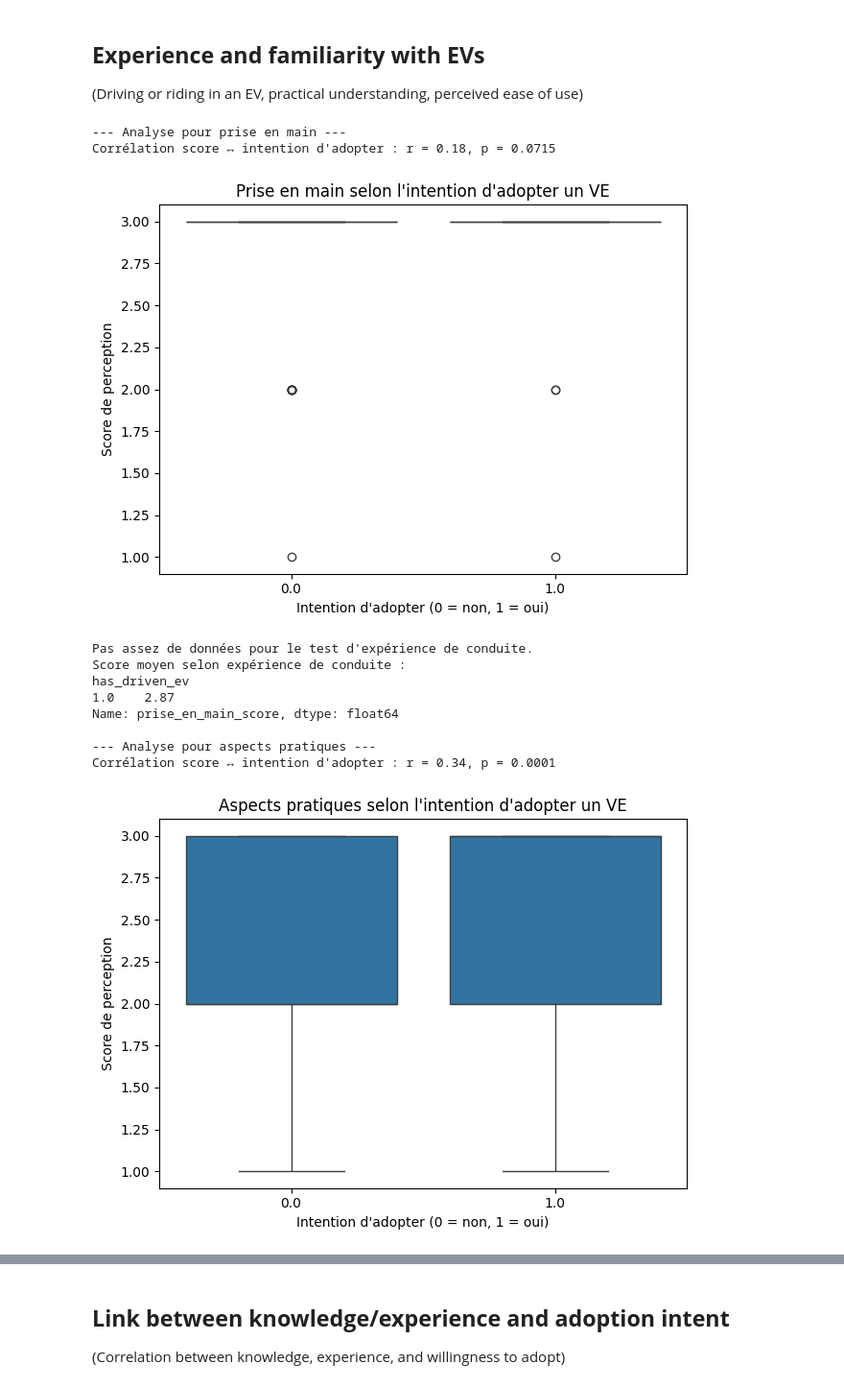
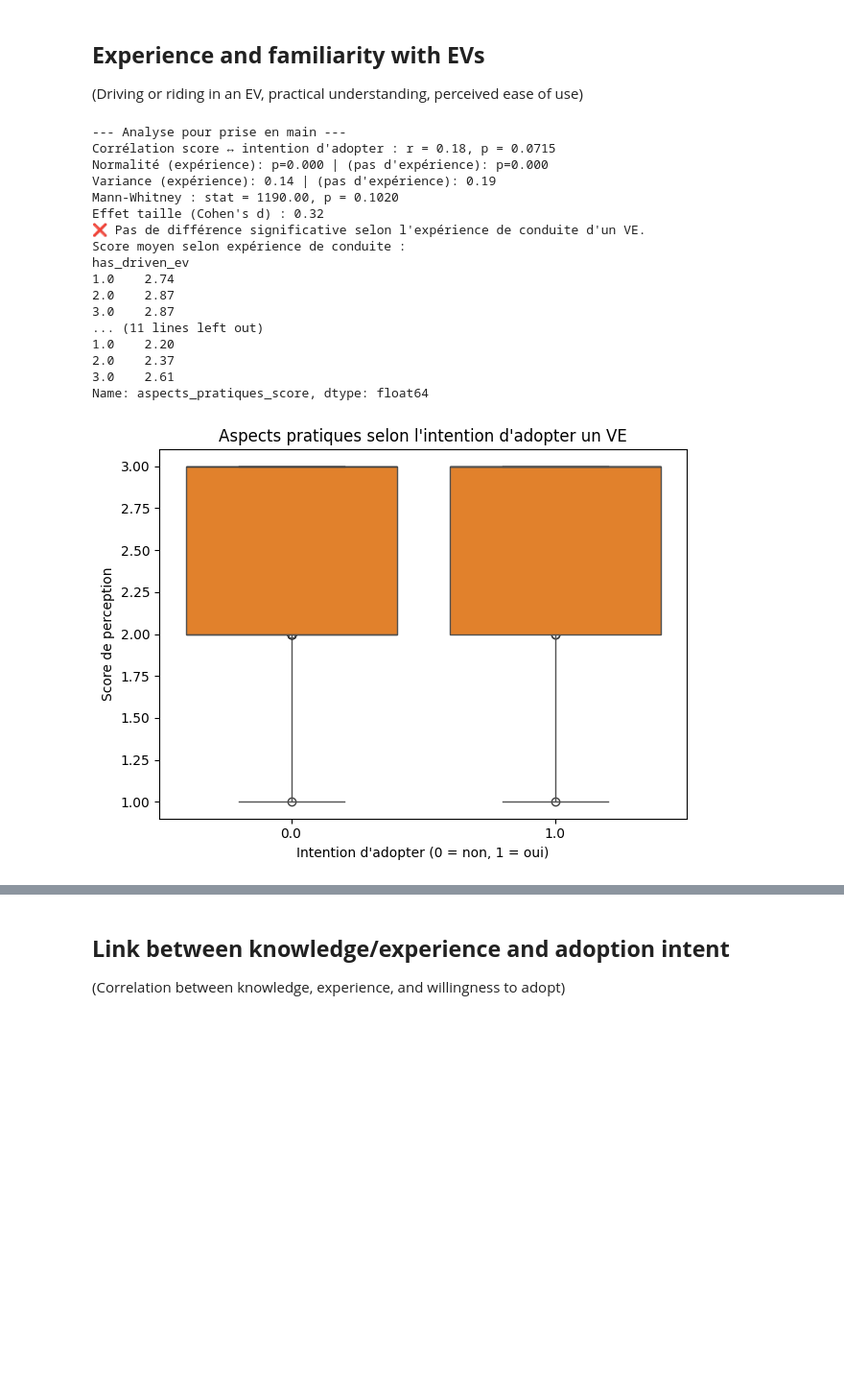
Before and after one commit to Man-G0/EvThesis, a Jupyter notebook: Consumer Knowledge Factors Analysis.ipynb, the cells around one changed output, grey strips where cells are left out. Shown: that part at 96% size. Cells and saved outputs as stored; diff of their text form; code cells hidden in the pictures; blank space fills up the shorter version.

```diff
--- a/Consumer Knowledge Factors Analysis.ipynb
+++ b/Consumer Knowledge Factors Analysis.ipynb
@@ -61,16 +60,16 @@ def get_labels_and_title(cols):
     title = extract_before_newline_parentheses(cols[0])
     return labels, title
 # %%
-df = pd.read_csv(r'c:\Users\Mango\Downloads\FinalEvAdoptionInFranceResults.csv')
-for col in df.columns:
-    values = df[col].dropna().astype(str)
-    split_vals = []
-    for val in values:
-        split_vals.extend([v.strip() for v in val.split(',') if v.strip()])
-    unique_vals = pd.unique(split_vals)
-    if len(unique_vals) <= 20:
-        print(f"Colonne: {col}\nRéponses possibles ({len(unique_vals)}): {unique_vals[:20]}")
-        if len(unique_vals) > 20:
-            print("... (troncature à 20 valeurs)")
-        print("-" * 60)
-print(list(df.columns))
+df = pd.read_csv(r'FinalEvAdoptionInFranceResults.csv')
+# for col in df.columns:
+#     values = df[col].dropna().astype(str)
+#     split_vals = []
+#     for val in values:
+#         split_vals.extend([v.strip() for v in val.split(',') if v.strip()])
+#     unique_vals = pd.unique(split_vals)
+#     if len(unique_vals) <= 20:
+#         print(f"Colonne: {col}\nRéponses possibles ({len(unique_vals)}): {unique_vals[:20]}")
+#         if len(unique_vals) > 20:
+#             print("... (troncature à 20 valeurs)")
+#         print("-" * 60)
+# print(list(df.columns))
@@ -220,6 +369,8 @@ Name: count, dtype: int64
 ## **Experience and familiarity with EVs**
   (Driving or riding in an EV, practical understanding, perceived ease of use)
 # %%
+
+from scipy.stats import shapiro, ttest_ind, mannwhitneyu
 
 # 1. Colonnes de perception (Likert)
 info_cols = {
@@ -237,9 +388,9 @@ intention_map = {
 # 3. Expérience de conduite
 drive_exp_col = "Avez-vous déjà eu l’occasion de conduire ou de monter dans un véhicule électrique ?"
 drive_exp_map = {
-    "Oui, j’ai conduit": 1,
-    "Oui, j’étais passager": 1,
-    "Non": 0
+    "Oui, j’ai conduit": 3,
+    "Oui, j’étais passager": 2,
+    "Non, jamais": 1
 }
 
 # 4. Recodage des Likert
@@ -272,48 +423,54 @@ for key in info_cols:
     plt.xlabel("Intention d'adopter (0 = non, 1 = oui)")
     plt.ylabel("Score de perception")
     plt.tight_layout()
-    plt.show()
+    group1 = df[(df['has_driven_ev'] == 2) | (df['has_driven_ev'] == 3)][score_col].dropna()
     # Test de normalité
-    group1 = df[df['has_driven_ev'] == 1][score_col].dropna()
-    group0 = df[df['has_driven_ev'] == 0][score_col].dropna()
+    group1 = df[(df['has_driven_ev'] == 2) | (df['has_driven_ev'] == 3)][score_col].dropna()
+    group0 = df[df['has_driven_ev'] == 1][score_col].dropna()
     if len(group1) > 2 and len(group0) > 2:
         stat1, p1 = shapiro(group1)
         stat0, p0 = shapiro(group0)
         print(f"Normalité (expérience): p={p1:.3f} | (pas d'expérience): p={p0:.3f}")
         # Test de variance
         var1, var0 = np.var(group1), np.var(group0)
         print(f"Variance (expérience): {var1:.2f} | (pas d'expérience): {var0:.2f}")
         # Test de Student ou Mann-Whitney selon normalité
         if p1 > 0.05 and p0 > 0.05:
             t, p = ttest_ind(group1, group0, equal_var=False)
             test_used = "t-test"
         else:
             t, p = mannwhitneyu(group1, group0, alternative='two-sided')
             test_used = "Mann-Whitney"
         print(f"{test_used} : stat = {t:.2f}, p = {p:.4f}")
         # Effet taille (Cohen's d)
         d = (group1.mean() - group0.mean()) / np.sqrt((var1 + var0) / 2)
         print(f"Effet taille (Cohen's d) : {d:.2f}")
         # Interprétation automatique
         if p < 0.05:
             print("✅ Différence significative selon l'expérience de conduite d'un VE.")
         else:
             print("❌ Pas de différence significative selon l'expérience de conduite d'un VE.")
     else:
         print("Pas assez de données pour le test d'expérience de conduite.")
     # Moyennes
     print("Score moyen selon expérience de conduite :")
     print(df.groupby('has_driven_ev')[score_col].mean().round(2))
 # %% [output]
 --- Analyse pour prise en main ---
 Corrélation score ↔ intention d'adopter : r = 0.18, p = 0.0715
+Normalité (expérience): p=0.000 | (pas d'expérience): p=0.000
+Variance (expérience): 0.14 | (pas d'expérience): 0.19
+Mann-Whitney : stat = 1190.00, p = 0.1020
+Effet taille (Cohen's d) : 0.32
+❌ Pas de différence significative selon l'expérience de conduite d'un VE.
+Score moyen selon expérience de conduite :
+has_driven_ev
+1.0    2.74
+2.0    2.87
+3.0    2.87
+... (11 lines left out)
+1.0    2.20
+2.0    2.37
+3.0    2.61
+Name: aspects_pratiques_score, dtype: float64
-[figure, old version]
+[figure, new version]
-Pas assez de données pour le test d'expérience de conduite.
-Score moyen selon expérience de conduite :
-has_driven_ev
-1.0    2.87
-Name: prise_en_main_score, dtype: float64
-
---- Analyse pour aspects pratiques ---
-Corrélation score ↔ intention d'adopter : r = 0.34, p = 0.0001
-[figure, removed]
```
Also changed, not shown: parts of 17 cells of this notebook, 9 other files.
